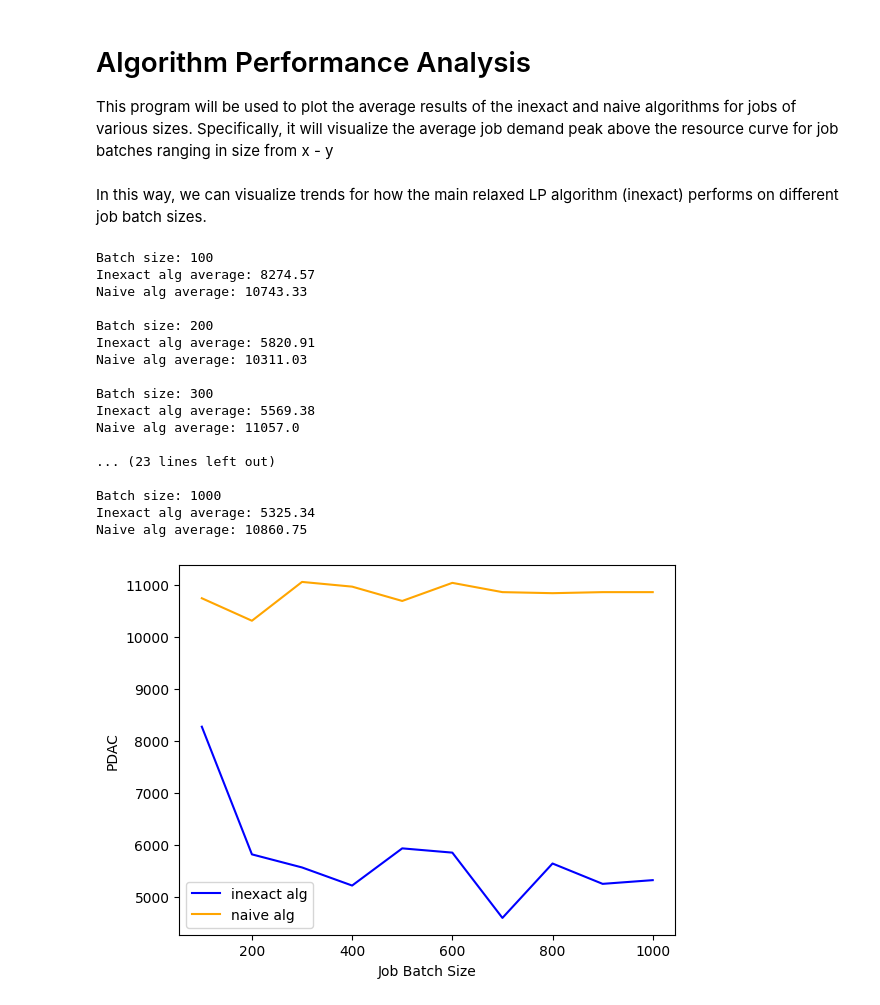
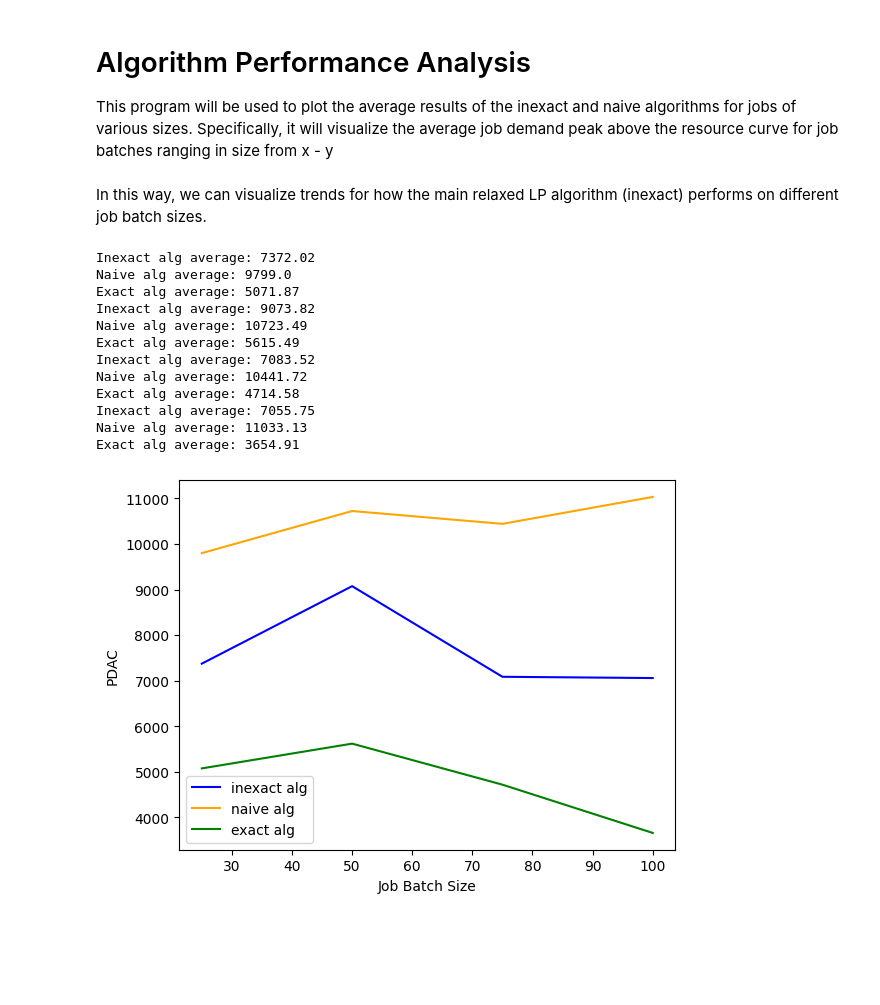
Before and after one commit to calebtheeardley/PeakDemanMinimizationAboveAResourceCurve, a Jupyter notebook: Code/Data Visualization/results_visualization.ipynb, the cells around one changed output. Saved outputs shown, nothing was run; the diff lists cells and outputs as text; code cells hidden in the pictures; blank space fills up the shorter version.

Commit message:
Added visualization

```diff
--- a/Code/Data Visualization/results_visualization.ipynb
+++ b/Code/Data Visualization/results_visualization.ipynb
@@ -11,62 +11,66 @@ import numpy as np
 # %%
 final_inexact_averages = []
 final_naive_averages = []
+final_exact_averages = []
 
-for file_num in range(100, 1100, 100):
-    print("Batch size:", file_num)
+trial_nums = 4
 
-    with open(f"../../Output_Data/Results/objective_values_{file_num}.csv", "r") as file:
-        data = csv.DictReader(file)
+with open(f"../../Output_Data/Results/final_combined_objective_values.csv", "r") as file:
+    data = list(csv.DictReader(file))
 
+    for i in range(4):
         total_sum_inexact = 0
         total_sum_naive = 0
+        total_sum_exact = 0
         num_entries = 0
-        for line in data:
+
+        for line in data[i * trial_nums: (i * trial_nums) + trial_nums]:
             total_sum_inexact += float(line['inexact objective val'])
             total_sum_naive += float(line['naive obective val'])
+            total_sum_exact += float(line['exact objective val'])
             num_entries += 1
 
         inexact_avg = total_sum_inexact / num_entries
         naive_avg = total_sum_naive / num_entries
+        exact_avg = total_sum_exact / num_entries
 
         print("Inexact alg average:", round(inexact_avg, 2))
         print("Naive alg average:", round(naive_avg, 2))
+        print("Exact alg average:", round(exact_avg, 2))
 
         final_inexact_averages.append(inexact_avg)
         final_naive_averages.append(naive_avg)
+        final_exact_averages.append(exact_avg)
 
     print()
 # %% [output]
-Batch size: 100
-Inexact alg average: 8274.57
-Naive alg average: 10743.33
-
-Batch size: 200
-Inexact alg average: 5820.91
-Naive alg average: 10311.03
-
-Batch size: 300
-Inexact alg average: 5569.38
-Naive alg average: 11057.0
-
-... (23 lines left out)
-
-Batch size: 1000
-Inexact alg average: 5325.34
-Naive alg average: 10860.75
+Inexact alg average: 7372.02
+Naive alg average: 9799.0
+Exact alg average: 5071.87
+Inexact alg average: 9073.82
+Naive alg average: 10723.49
+Exact alg average: 5615.49
+Inexact alg average: 7083.52
+Naive alg average: 10441.72
+Exact alg average: 4714.58
+Inexact alg average: 7055.75
+Naive alg average: 11033.13
+Exact alg average: 3654.91
 # %%
-x_values = np.array([i for i in range(100, 1100, 100)])
+x_values = np.array([i for i in range(25, 125, 25)])
 
 inexact_values = np.array(final_inexact_averages)
 naive_values = np.array(final_naive_averages)
+exact_values = np.array(final_exact_averages)
 
 plt.plot(x_values, inexact_values, label='inexact alg', color='blue')
 plt.plot(x_values, naive_values, label='naive alg', color='orange')
+plt.plot(x_values, exact_values, label='exact alg', color='green')
 
 plt.xlabel("Job Batch Size")
 plt.ylabel("PDAC")
 plt.legend()
 
 plt.show()
 # %% [output]
-[figure, old version]
+[figure, new version]
```
Also changed, not shown: 20 other files.
